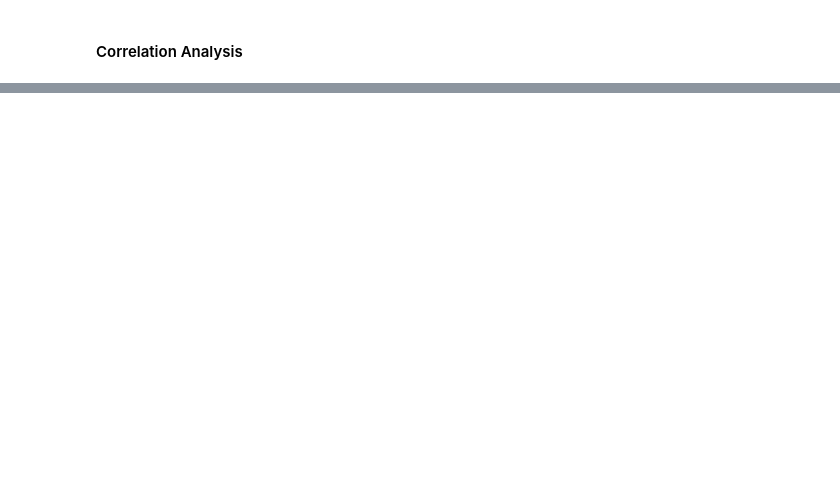
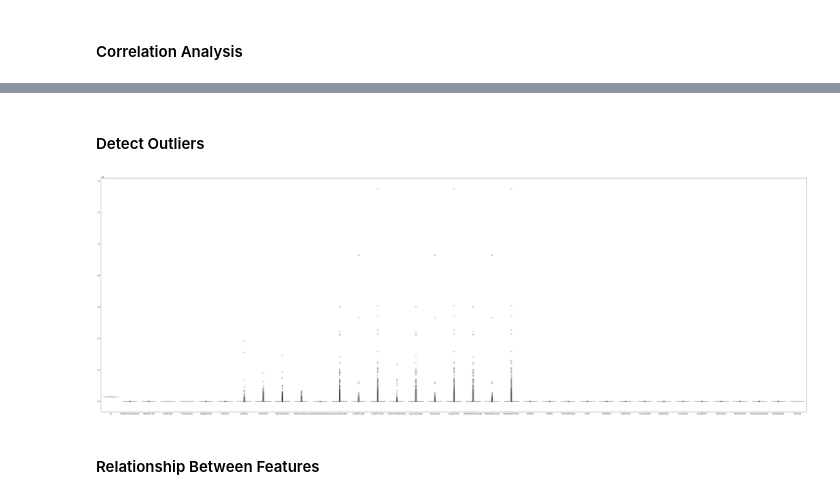
Before and after one commit to ussamasaeed/Allegheny-County-Property-Sale-analysis, a Jupyter notebook: notebook.ipynb, the cells around one changed output, grey strips where cells are left out. Saved outputs shown, nothing was run; the diff lists cells and outputs as text; code cells hidden in the pictures; blank space fills up the shorter version.

```diff
--- a/notebook.ipynb
+++ b/notebook.ipynb
@@ -195,0 +204,10 @@ plt.show()
+# %% [markdown]
+#### Detect Outliers
+# %%
+plt.figure(figsize=(75,25))
+sns.boxplot(data=data[data[num_cols].columns])
+plt.show()
+# %% [output]
+[figure, added]
+# %% [markdown]
+#### Relationship Between Features
```
Also changed, not shown: parts of 11 cells of this notebook.
